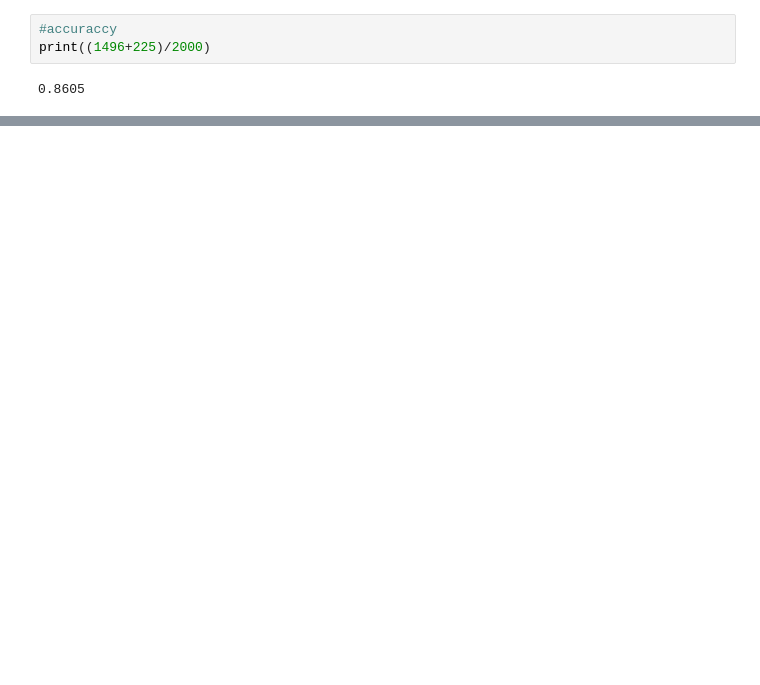
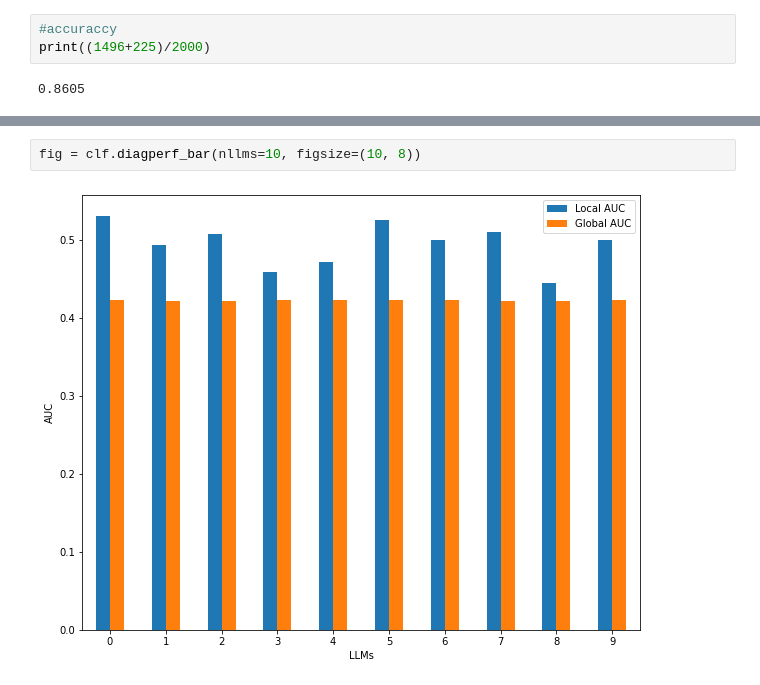
Before and after one commit to GangaSuresh/ANN_First, a Jupyter notebook: Copy_of_DLCrash_May.ipynb, the cells around one changed output, grey strips where cells are left out. Cells and saved outputs as stored; diff of their text form; blank space fills up the shorter version.

```diff
--- a/Copy_of_DLCrash_May.ipynb
+++ b/Copy_of_DLCrash_May.ipynb
@@ -163,0 +354,4 @@ print((1496+225)/2000)
+# %%
+fig = clf.diagperf_bar(nllms=10, figsize=(10, 8))
+# %% [output]
+[figure, added]
```
Also changed, not shown: parts of 24 cells of this notebook.
